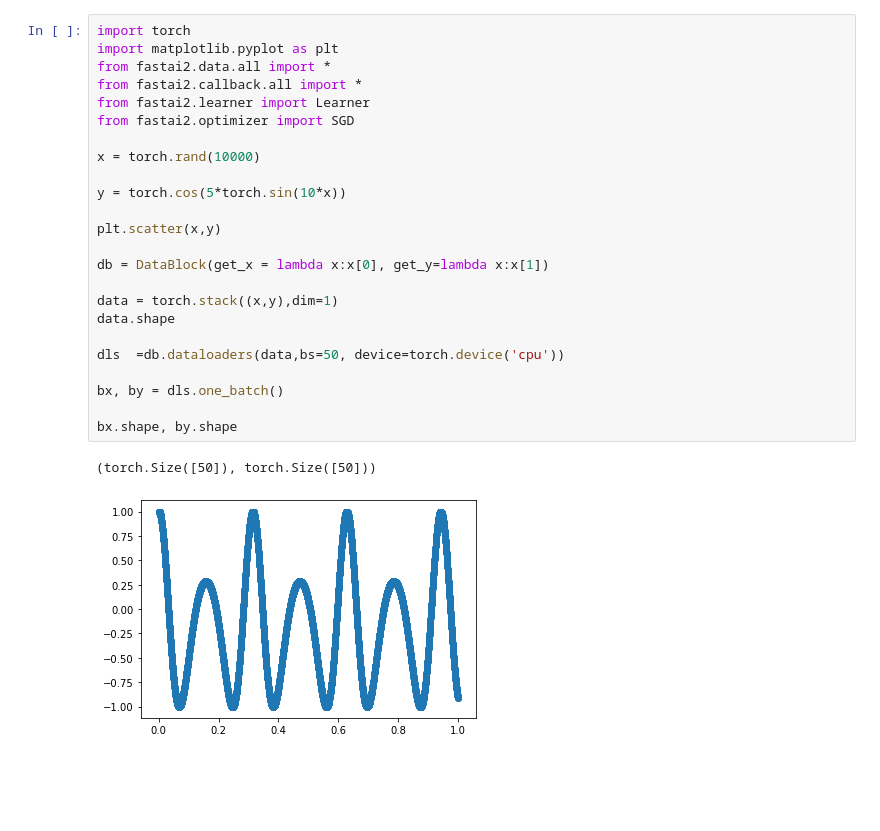
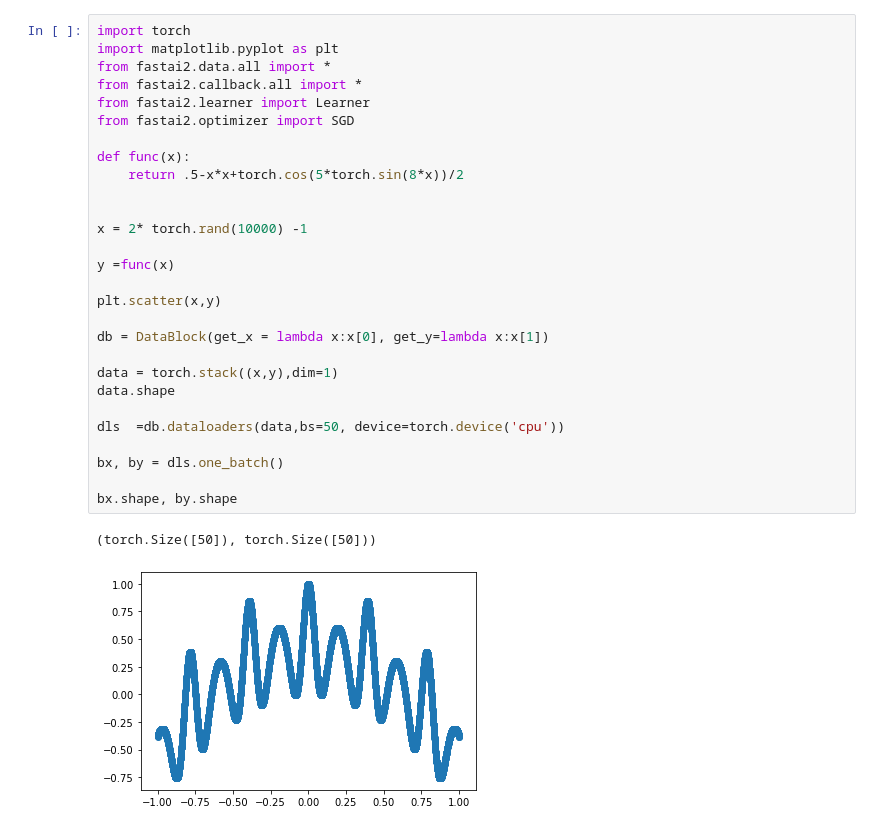
Before and after one commit to slawekslex/dl_experiments, a Jupyter notebook: misc/bars.ipynb, the cells around one changed output. Cells and saved outputs as stored; diff of their text form; blank space fills up the shorter version.

```diff
--- a/misc/bars.ipynb
+++ b/misc/bars.ipynb
@@ -1,27 +1,31 @@
 # %%
 import torch
 import matplotlib.pyplot as plt
 from fastai2.data.all import *
 from fastai2.callback.all import *
 from fastai2.learner import Learner
 from fastai2.optimizer import SGD
 
-x = torch.rand(10000)
+def func(x):
+    return .5-x*x+torch.cos(5*torch.sin(8*x))/2
 
-y = torch.cos(5*torch.sin(10*x))
+
+x = 2* torch.rand(10000) -1
+
+y =func(x)
 
 plt.scatter(x,y)
 
 db = DataBlock(get_x = lambda x:x[0], get_y=lambda x:x[1])
 
 data = torch.stack((x,y),dim=1)
 data.shape
 
 dls  =db.dataloaders(data,bs=50, device=torch.device('cpu'))
 
 bx, by = dls.one_batch()
 
 bx.shape, by.shape
 # %% [output]
 (torch.Size([50]), torch.Size([50]))
-[figure, old version]
+[figure, new version]
```
Also changed, not shown: parts of 12 cells of this notebook.
